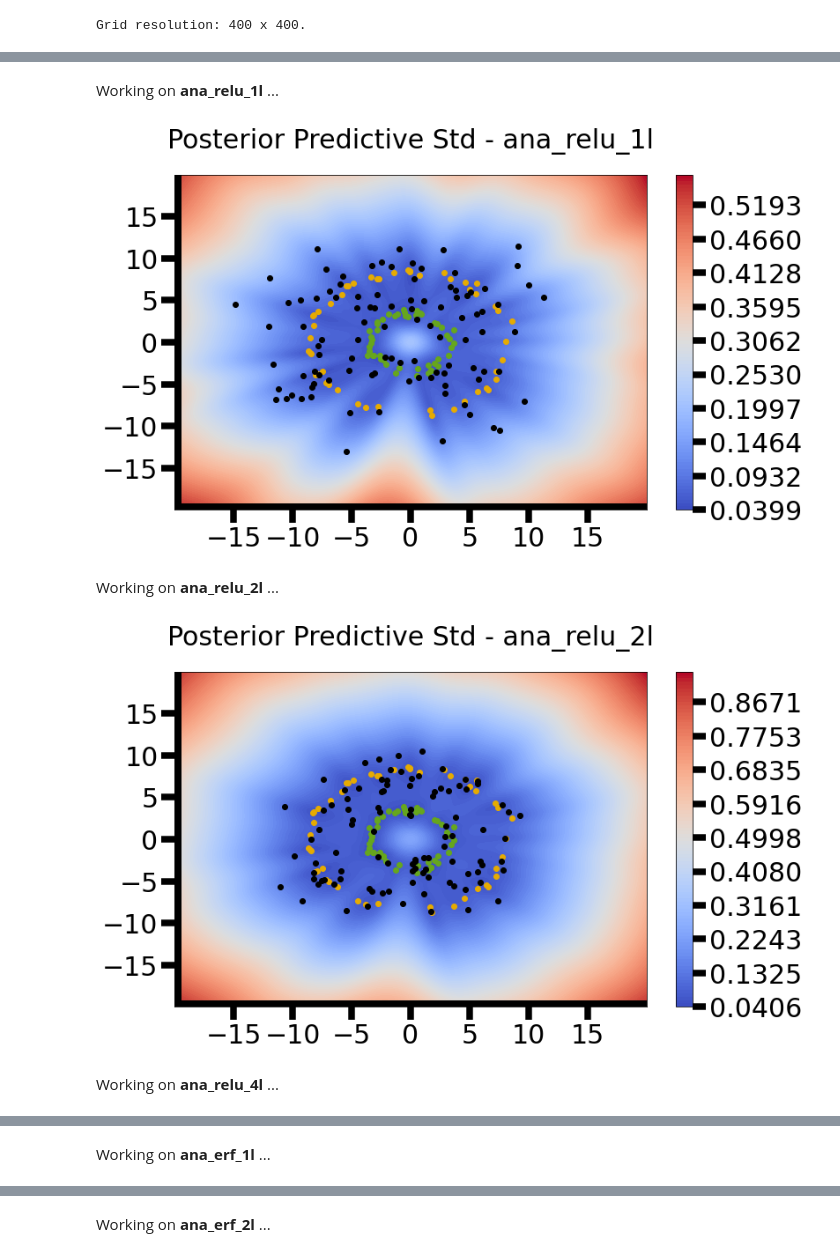
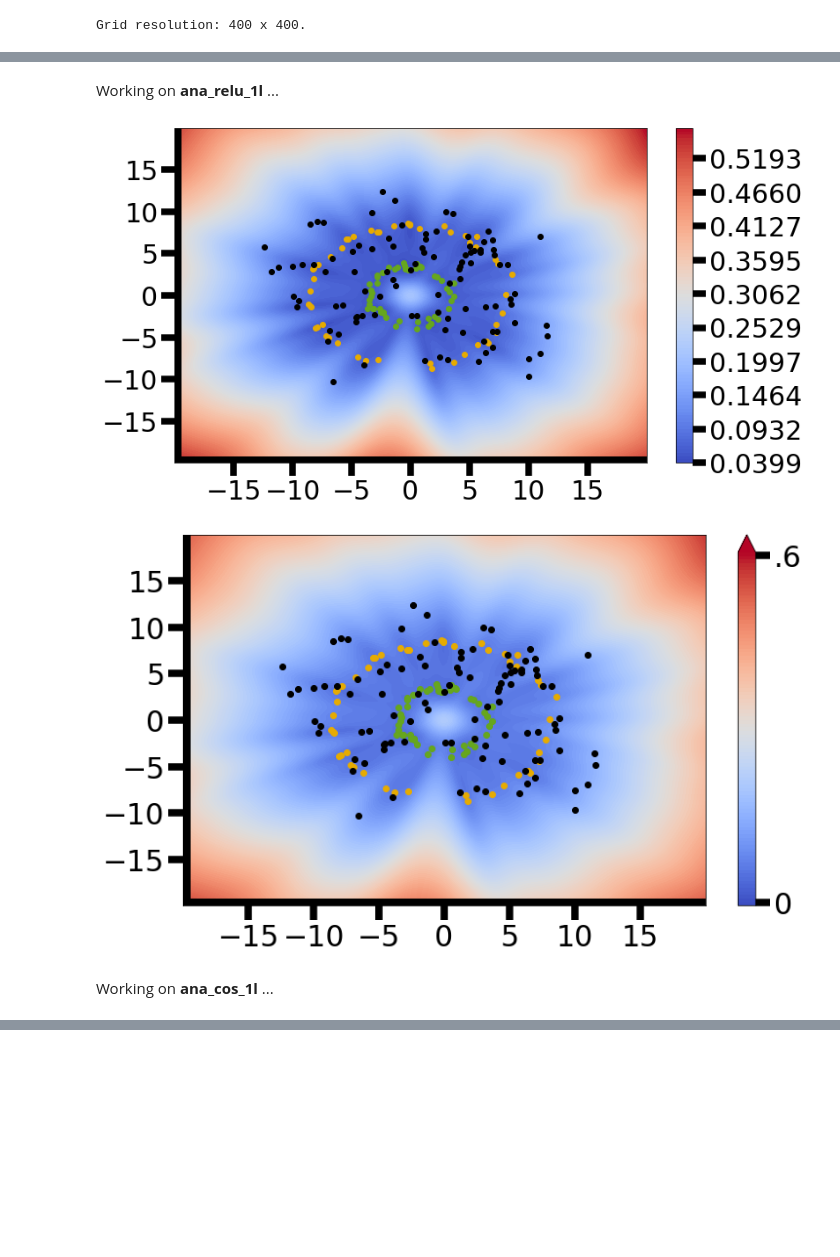
Before and after one commit to chrhenning/uncertainty_based_ood, a Jupyter notebook: notebooks/nngp/sampling_epistemic_donuts.ipynb, the cells around one changed output, grey strips where cells are left out. Drawn from its saved outputs; the diff is of its cells as text; code cells hidden in the pictures; blank space fills up the shorter version.

```diff
--- a/notebooks/nngp/sampling_epistemic_donuts.ipynb
+++ b/notebooks/nngp/sampling_epistemic_donuts.ipynb
@@ -89,7 +89,7 @@ X_test = torch.from_numpy(grid_X.astype(np.float32)).to(device)
 heatmap_kwargs = {
     'grid_X': grid_X1,
     'grid_Y': grid_X2,
-    'show_title': True,
+    'show_title': False,
     'num_levels': 100,
     'log_levels': False,
     'crop': False,
@@ -156,6 +156,15 @@ nngp_kernel_properties = [
      'params': {'n_layer': 1, 'nonlinearity': torch.cos, 'sigma2_w': 1., 'sigma2_b': 1.},
      'kernel_params': {}},
 ]
+
+nngp_kernel_properties = [
+    {'name': 'ana_relu_1l', 'type': 'analytic',
+     'params': {'n_layer': 1, 'nonlinearity': torch.nn.ReLU(), 'sigma2_w': 1., 'sigma2_b': 1.},
+     'kernel_params': {}},
+    {'name': 'ana_cos_1l', 'type': 'analytic',
+     'params': {'n_layer': 1, 'nonlinearity': torch.cos, 'sigma2_w': 1., 'sigma2_b': 1.},
+     'kernel_params': {}},
+]
 # %%
 #%%script false --no-raise-error # Do not execute cell.
 
@@ -300,34 +295,44 @@ for i, k_props in enumerate(nngp_kernel_properties):
         #          writer_tag=k_props['name'])
         #hmc.simulate_chain(10)
 
         mcmc = MCMC(init_position, lambda p : pot_energy(p) / T, proposal_std=1., logger=logger,
                     log_interval=500, writer=writer, writer_tag=k_props['name'])
         mcmc.simulate_chain(20000)
 
         mcmc_samples = [mcmc.position_trajectory[i].detach().cpu().numpy() for i in range(500, len(mcmc.position_trajectory), 500)]
         #mcmc_samples = [t.detach().cpu().numpy() for t in mcmc.position_trajectory]
         mcmc_samples = np.vstack(mcmc_samples)
 
         heatmap(k_props['grid_post_std'], title='Posterior Predictive Std - %s' % (k_props['name']),
                 samples_in=mcmc_samples, **heatmap_kwargs)
     else:
         def pot_to_pdf(pos, temp=1.):
             return energy_to_pdf(pot_energy(pos), temp=temp)
 
         def energy_to_pdf(energy, temp=1.):
             return torch.exp(-energy / temp)
 
         T = .01
 
         grid_post_pdf = energy_to_pdf(k_props['grid_post_std']**2, temp=T)
 
         ar_samples = rejection_sampling(100, lambda e: pot_to_pdf(e, temp=T), grid_post_pdf.max() + 1e-5, [[-20, 20], [-20, 20]])
 
         heatmap(k_props['grid_post_std'], title='Posterior Predictive Std - %s' % (k_props['name']),
                 samples_in=ar_samples, **heatmap_kwargs)
+
+        if k_props['name'] == 'ana_relu_1l':
+            heatmap(k_props['grid_post_std'], title='Posterior Predictive Std - %s' % (k_props['name']),
+                vmin=0, vmax=.6, force_extend='max', cticks=[.005, 0.595],
+                ctick_lbls=['0', '.6'], filename='unc_samples_post_std_%s' % k_props['name'],
+                samples_in=ar_samples, **heatmap_kwargs)
+        if k_props['name'] == 'ana_cos_1l':
+            heatmap(k_props['grid_post_std'], title='Posterior Predictive Std - %s' % (k_props['name']),
+                vmin=0, vmax=.7, force_extend='max', cticks=[.0065, 0.695],
+                ctick_lbls=['0', '.7'], filename='unc_samples_post_std_%s' % k_props['name'],
+                samples_in=ar_samples, **heatmap_kwargs)
 # %% [output]
 Working on **ana_relu_1l** ...
-[figure, old version]
+[figure, new version]
+[figure, new version]
-Working on **ana_relu_2l** ...
+Working on **ana_cos_1l** ...
-[figure, old version]
-Working on **ana_relu_4l** ...
@@ -335 +339,0 @@ Working on **ana_relu_4l** ...
-Working on **ana_erf_1l** ...
@@ -337 +340,0 @@ Working on **ana_erf_1l** ...
-Working on **ana_erf_2l** ...
```
Also changed, not shown: parts of 5 cells of this notebook, 14 other files.
